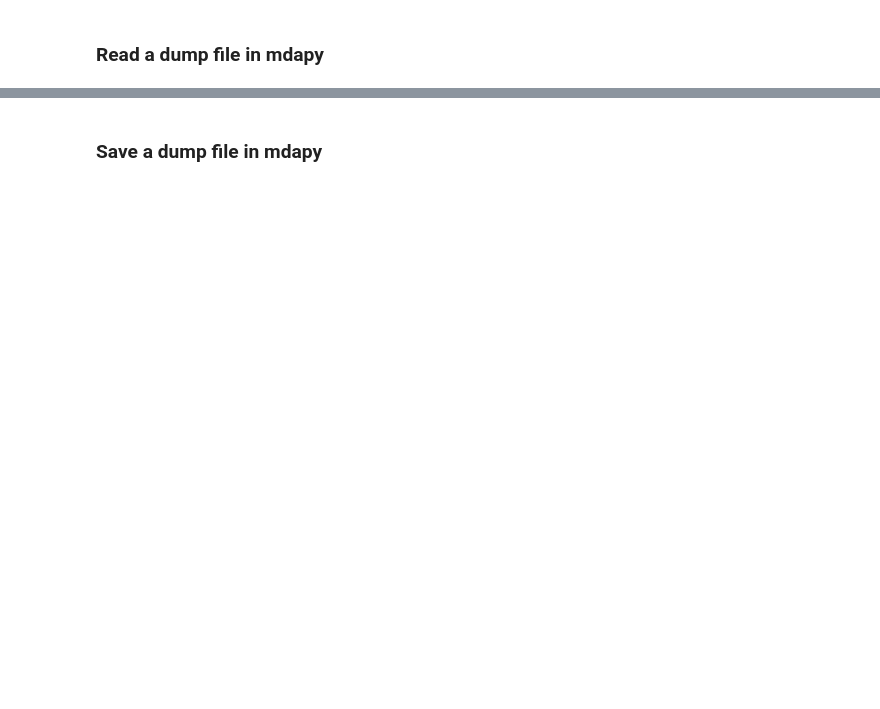
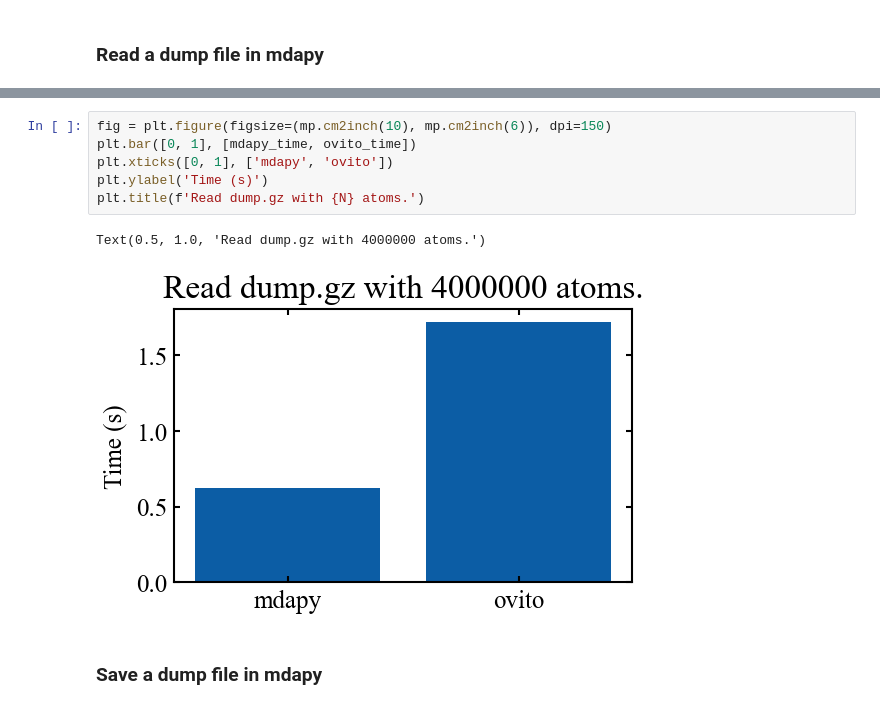
Before and after one commit to mushroomfire/mdapy, a Jupyter notebook: doc/source/gettingstarted/reading_and_saving_file.ipynb, the cells around one changed output, grey strips where cells are left out. Saved outputs shown, nothing was run; the diff lists cells and outputs as text; blank space fills up the shorter version.

```diff
--- a/doc/source/gettingstarted/reading_and_saving_file.ipynb
+++ b/doc/source/gettingstarted/reading_and_saving_file.ipynb
@@ -60,3 +128,12 @@ Wall time: 1.4 s
+# %%
+fig = plt.figure(figsize=(mp.cm2inch(10), mp.cm2inch(6)), dpi=150)
+plt.bar([0, 1], [mdapy_time, ovito_time])
+plt.xticks([0, 1], ['mdapy', 'ovito'])
+plt.ylabel('Time (s)')
+plt.title(f'Read dump.gz with {N} atoms.')
+# %% [output]
+Text(0.5, 1.0, 'Read dump.gz with 4000000 atoms.')
+[figure, added]
 # %% [markdown]
 ### Save a dump file in mdapy
 # %%
```
Also changed, not shown: parts of 41 cells of this notebook, 4 other files.
